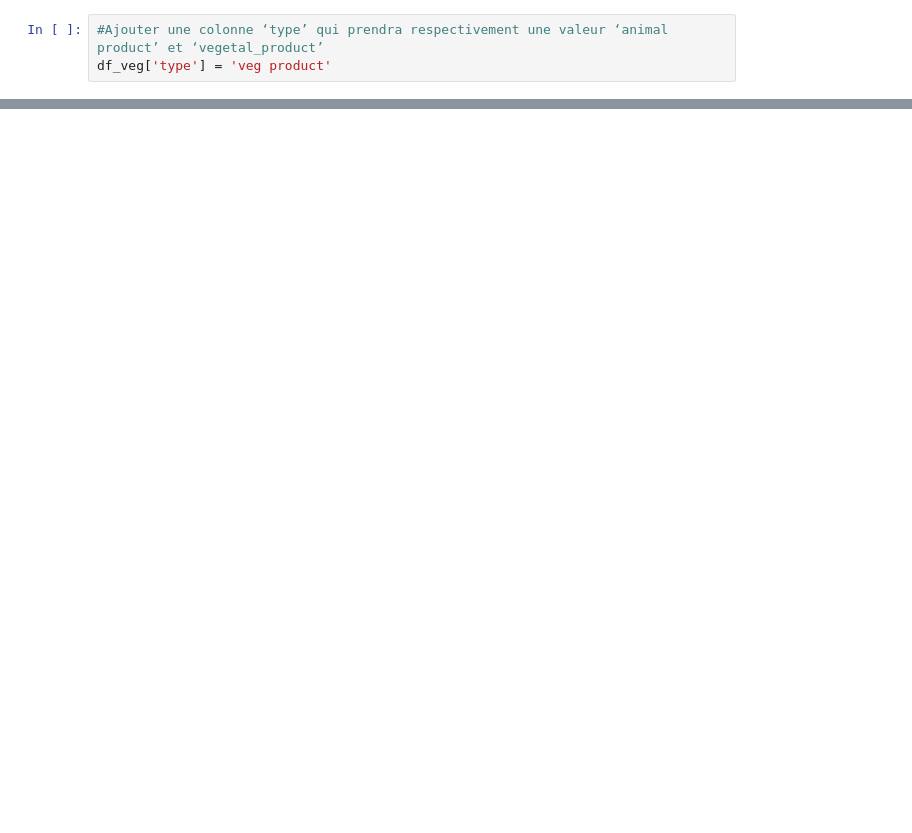
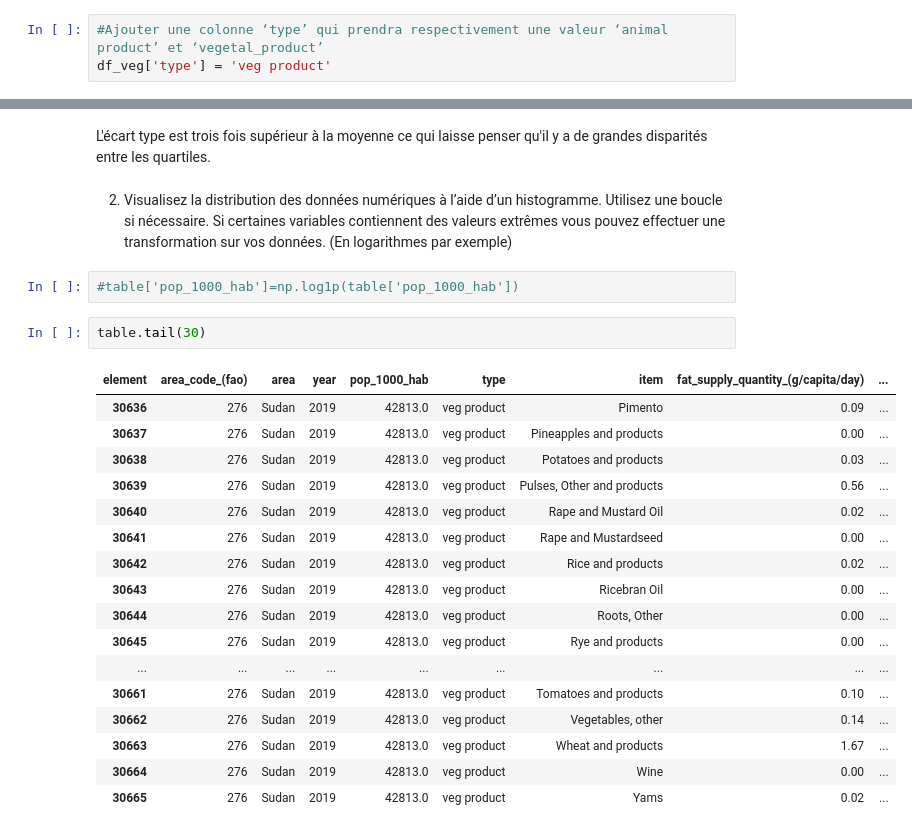
Before and after one commit to NinaNusb/FAOSTAT, a Jupyter notebook: df_list/FAOSTAT.ipynb, the cells around one changed output, grey strips where cells are left out. Cells and saved outputs as stored; diff of their text form; blank space fills up the shorter version.

```diff
--- a/df_list/FAOSTAT.ipynb
+++ b/df_list/FAOSTAT.ipynb
@@ -120,0 +361,26 @@ df_veg.head(5)
+# %% [markdown]
+L'écart type est trois fois supérieur à la moyenne ce qui laisse penser qu'il y a de grandes disparités entre les quartiles.
+# %% [markdown]
+2) Visualisez la distribution des données numériques à l’aide d’un histogramme. Utilisez une boucle si nécessaire. Si certaines variables contiennent des valeurs extrêmes vous pouvez effectuer une transformation sur vos données. (En logarithmes par exemple)
+# %%
+#table['pop_1000_hab']=np.log1p(table['pop_1000_hab'])
+# %%
+table.tail(30)
+# %% [output]
+| element | area_code_(fao) | area | year | pop_1000_hab | type | item | fat_supply_quantity_(g/capita/day) | ... |
+| 30636 | 276 | Sudan | 2019 | 42813.0 | veg product | Pimento | 0.09 | ... |
+| 30637 | 276 | Sudan | 2019 | 42813.0 | veg product | Pineapples and products | 0.00 | ... |
+| 30638 | 276 | Sudan | 2019 | 42813.0 | veg product | Potatoes and products | 0.03 | ... |
+| 30639 | 276 | Sudan | 2019 | 42813.0 | veg product | Pulses, Other and products | 0.56 | ... |
+| 30640 | 276 | Sudan | 2019 | 42813.0 | veg product | Rape and Mustard Oil | 0.02 | ... |
+| 30641 | 276 | Sudan | 2019 | 42813.0 | veg product | Rape and Mustardseed | 0.00 | ... |
+| 30642 | 276 | Sudan | 2019 | 42813.0 | veg product | Rice and products | 0.02 | ... |
+| 30643 | 276 | Sudan | 2019 | 42813.0 | veg product | Ricebran Oil | 0.00 | ... |
+| 30644 | 276 | Sudan | 2019 | 42813.0 | veg product | Roots, Other | 0.00 | ... |
+| 30645 | 276 | Sudan | 2019 | 42813.0 | veg product | Rye and products | 0.00 | ... |
+| ... | ... | ... | ... | ... | ... | ... | ... | ... |
+| 30661 | 276 | Sudan | 2019 | 42813.0 | veg product | Tomatoes and products | 0.10 | ... |
+| 30662 | 276 | Sudan | 2019 | 42813.0 | veg product | Vegetables, other | 0.14 | ... |
+| 30663 | 276 | Sudan | 2019 | 42813.0 | veg product | Wheat and products | 1.67 | ... |
+| 30664 | 276 | Sudan | 2019 | 42813.0 | veg product | Wine | 0.00 | ... |
+| 30665 | 276 | Sudan | 2019 | 42813.0 | veg product | Yams | 0.02 | ... |
```
Also changed, not shown: parts of 113 cells of this notebook, 30 other files.
